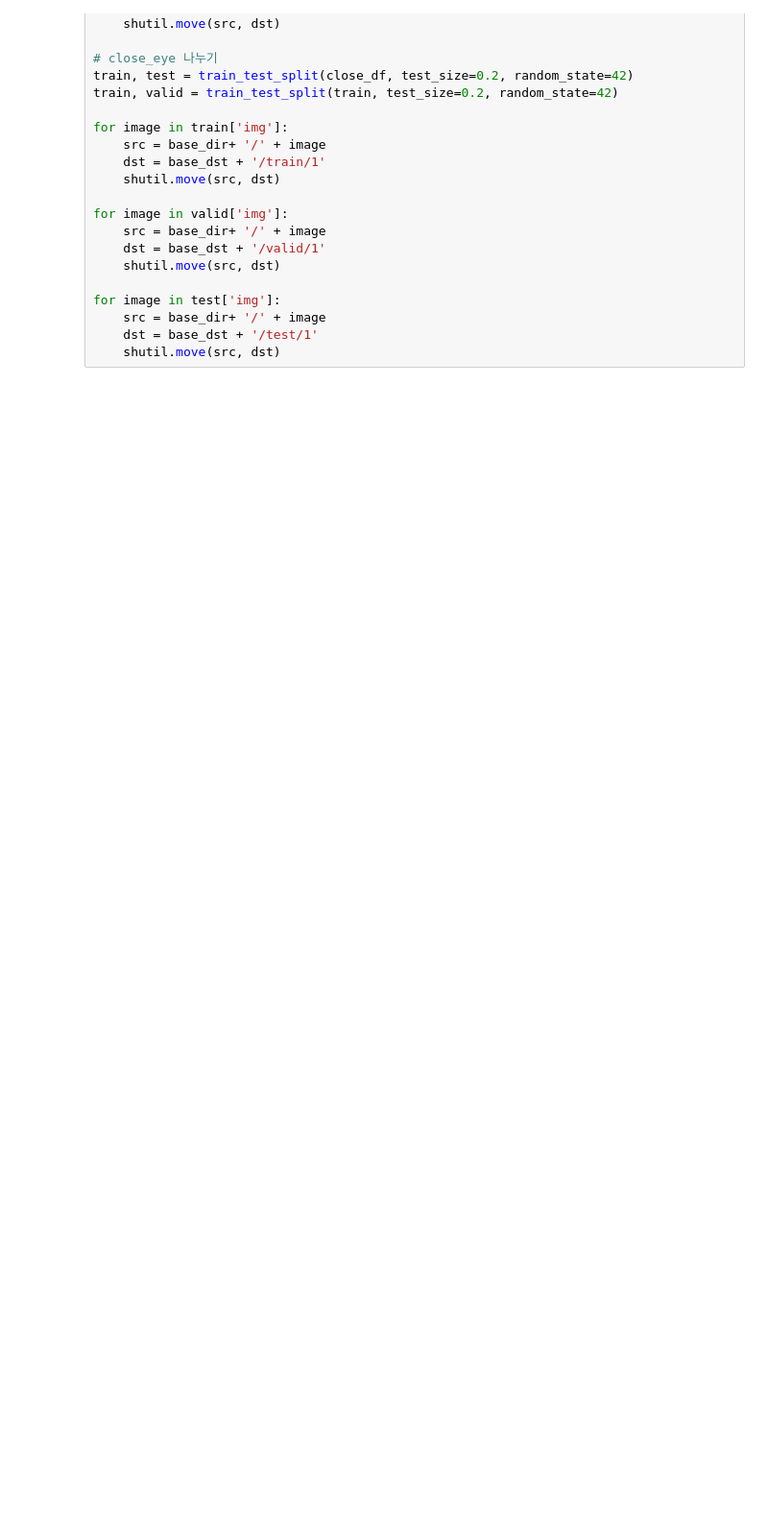
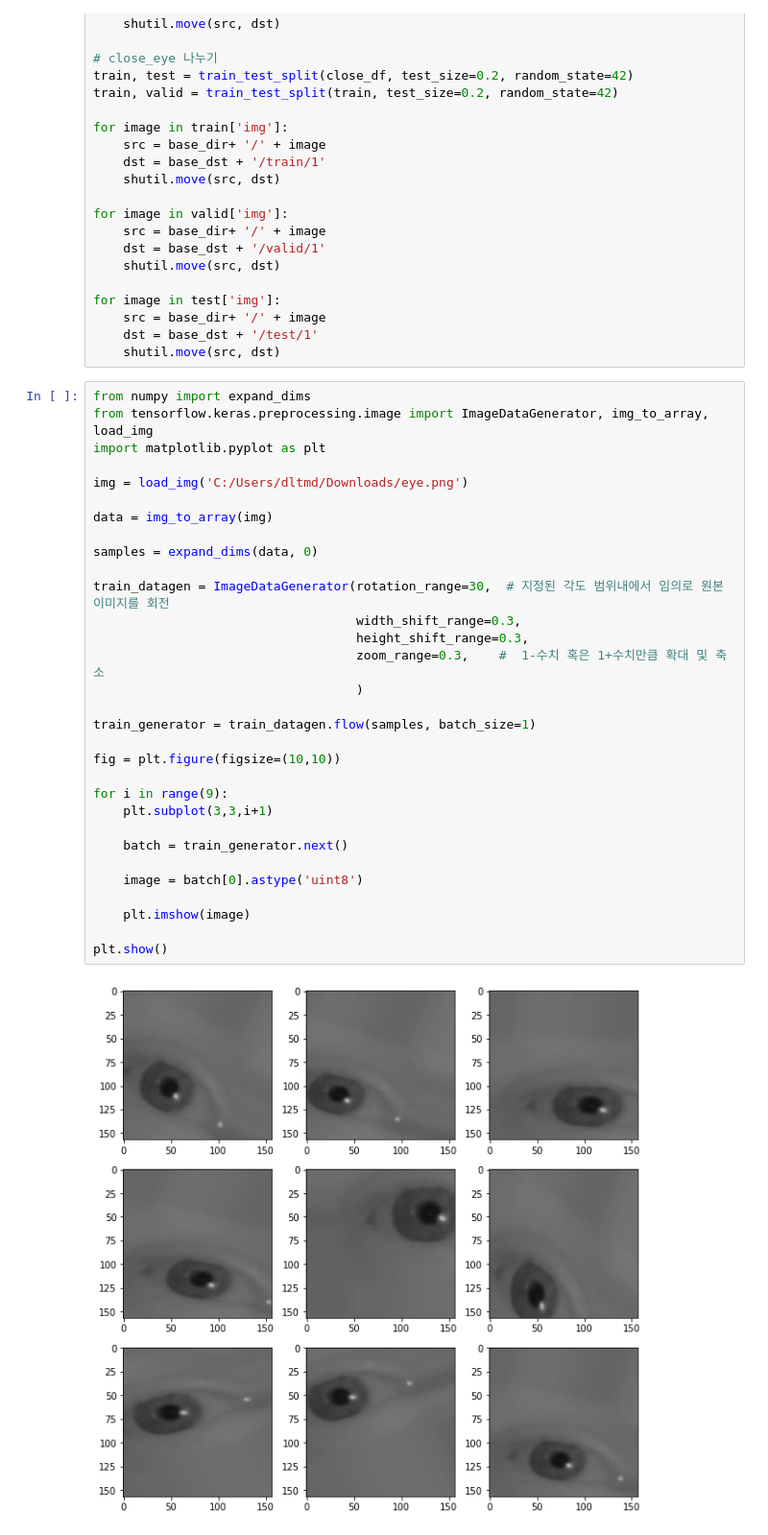
Before and after one commit to kssgit/Driver-Protection-Service, a Jupyter notebook: AI/eye_blink/eye_image 전처리.ipynb, the cells around one changed output. Shown at 96% size. Drawn from its saved outputs; the diff is of its cells as text; blank space fills up the shorter version.

```diff
--- a/AI/eye_blink/eye_image 전처리.ipynb
+++ b/AI/eye_blink/eye_image 전처리.ipynb
@@ -90,3 +90,36 @@ for image in test['img']:
     src = base_dir+ '/' + image
     dst = base_dst + '/test/1'
     shutil.move(src, dst)
+# %%
+from numpy import expand_dims
+from tensorflow.keras.preprocessing.image import ImageDataGenerator, img_to_array, load_img
+import matplotlib.pyplot as plt
+
+img = load_img('C:/Users/dltmd/Downloads/eye.png')
+
+data = img_to_array(img)
+
+samples = expand_dims(data, 0)
+
+train_datagen = ImageDataGenerator(rotation_range=30,  # 지정된 각도 범위내에서 임의로 원본 이미지를 회전
+                                   width_shift_range=0.3,
+                                   height_shift_range=0.3,
+                                   zoom_range=0.3,    #  1-수치 혹은 1+수치만큼 확대 및 축소
+                                   )
+
+train_generator = train_datagen.flow(samples, batch_size=1)
+
+fig = plt.figure(figsize=(10,10))
+
+for i in range(9):
+    plt.subplot(3,3,i+1)
+
+    batch = train_generator.next()
+
+    image = batch[0].astype('uint8')
+
+    plt.imshow(image)
+
+plt.show()
+# %% [output]
+[figure, added]
```
Also changed, not shown: 3 other files.
